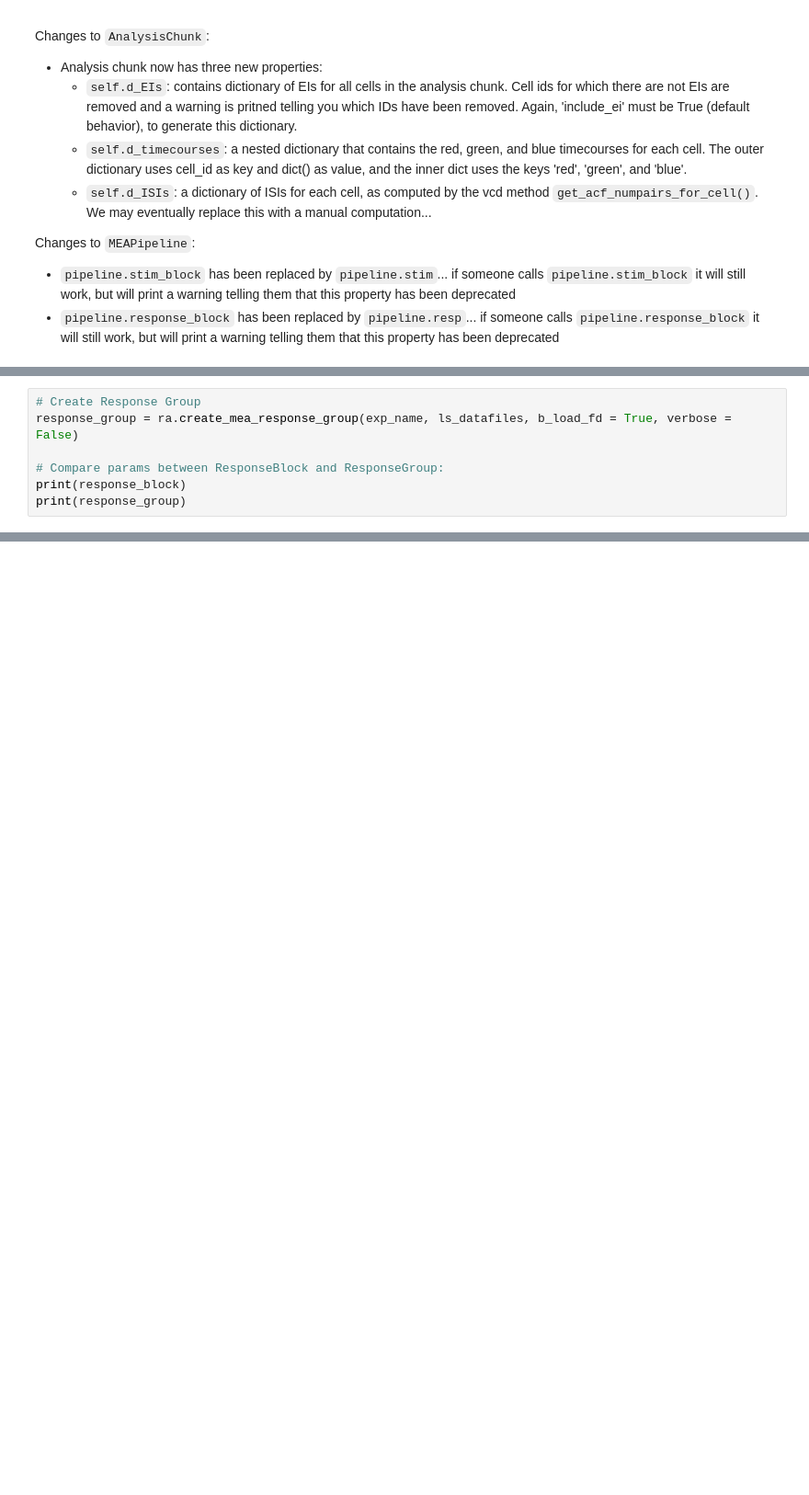
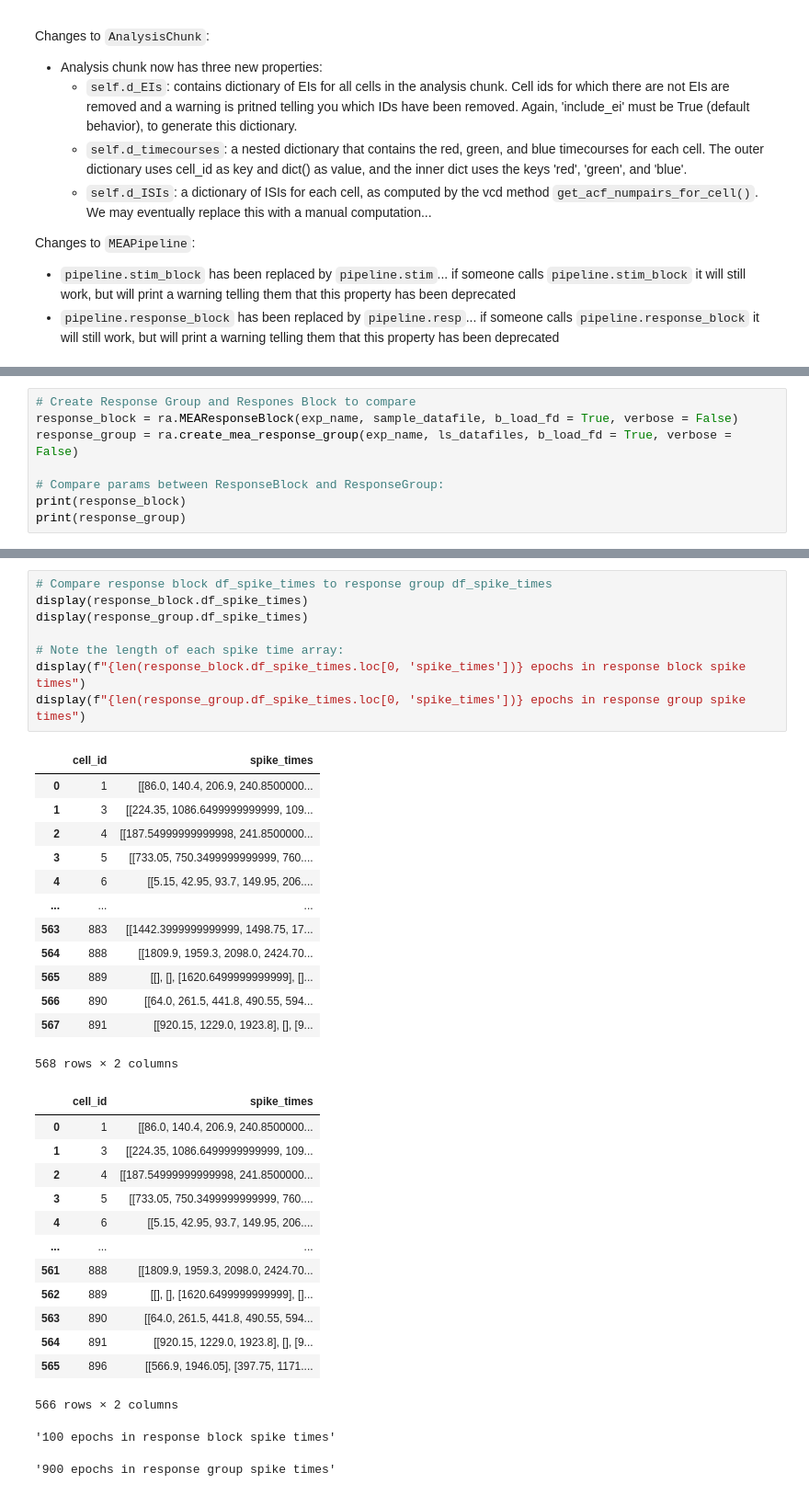
Before and after one commit to DRezeanu/retinanalysis, a Jupyter notebook: demos/4_stim_and_response_groups.ipynb, the cells around one changed output, grey strips where cells are left out. Shown at 92% size. Saved outputs shown, nothing was run; the diff lists cells and outputs as text; blank space fills up the shorter version.

```diff
--- a/demos/4_stim_and_response_groups.ipynb
+++ b/demos/4_stim_and_response_groups.ipynb
@@ -167,7 +185,8 @@ MEAStimBlock with properties:
   d_epoch_block_params with keys: dict_keys(['amp', 'amp2', 'gapTime', 'preTime', 'stimTime', 'tailTime', 'flashTime', 'randomize', 'fileFolder', 'sampleRate', 'defocusStates', 'imagesPerEpoch', 'onli ...
   df_epochs for 900 epochs
 # %%
-# Create Response Group
+# Create Response Group and Respones Block to compare
+response_block = ra.MEAResponseBlock(exp_name, sample_datafile, b_load_fd = True, verbose = False)
 response_group = ra.create_mea_response_group(exp_name, ls_datafiles, b_load_fd = True, verbose = False)
 
 # Compare params between ResponseBlock and ResponseGroup:
@@ -175,0 +259,37 @@ print(response_group)
+# %%
+# Compare response block df_spike_times to response group df_spike_times
+display(response_block.df_spike_times)
+display(response_group.df_spike_times)
+
+# Note the length of each spike time array:
+display(f"{len(response_block.df_spike_times.loc[0, 'spike_times'])} epochs in response block spike times")
+display(f"{len(response_group.df_spike_times.loc[0, 'spike_times'])} epochs in response group spike times")
+# %% [output]
+|  | cell_id | spike_times |
+| 0 | 1 | [[86.0, 140.4, 206.9, 240.8500000... |
+| 1 | 3 | [[224.35, 1086.6499999999999, 109... |
+| 2 | 4 | [[187.54999999999998, 241.8500000... |
+| 3 | 5 | [[733.05, 750.3499999999999, 760.... |
+| 4 | 6 | [[5.15, 42.95, 93.7, 149.95, 206.... |
+| ... | ... | ... |
+| 563 | 883 | [[1442.3999999999999, 1498.75, 17... |
+| 564 | 888 | [[1809.9, 1959.3, 2098.0, 2424.70... |
+| 565 | 889 | [[], [], [1620.6499999999999], []... |
+| 566 | 890 | [[64.0, 261.5, 441.8, 490.55, 594... |
+| 567 | 891 | [[920.15, 1229.0, 1923.8], [], [9... |
+568 rows × 2 columns
+|  | cell_id | spike_times |
+| 0 | 1 | [[86.0, 140.4, 206.9, 240.8500000... |
+| 1 | 3 | [[224.35, 1086.6499999999999, 109... |
+| 2 | 4 | [[187.54999999999998, 241.8500000... |
+| 3 | 5 | [[733.05, 750.3499999999999, 760.... |
+| 4 | 6 | [[5.15, 42.95, 93.7, 149.95, 206.... |
+| ... | ... | ... |
+| 561 | 888 | [[1809.9, 1959.3, 2098.0, 2424.70... |
+| 562 | 889 | [[], [], [1620.6499999999999], []... |
+| 563 | 890 | [[64.0, 261.5, 441.8, 490.55, 594... |
+| 564 | 891 | [[920.15, 1229.0, 1923.8], [], [9... |
+| 565 | 896 | [[566.9, 1946.05], [397.75, 1171.... |
+566 rows × 2 columns
+'100 epochs in response block spike times'
+'900 epochs in response group spike times'
```
Also changed, not shown: parts of 12 cells of this notebook.
